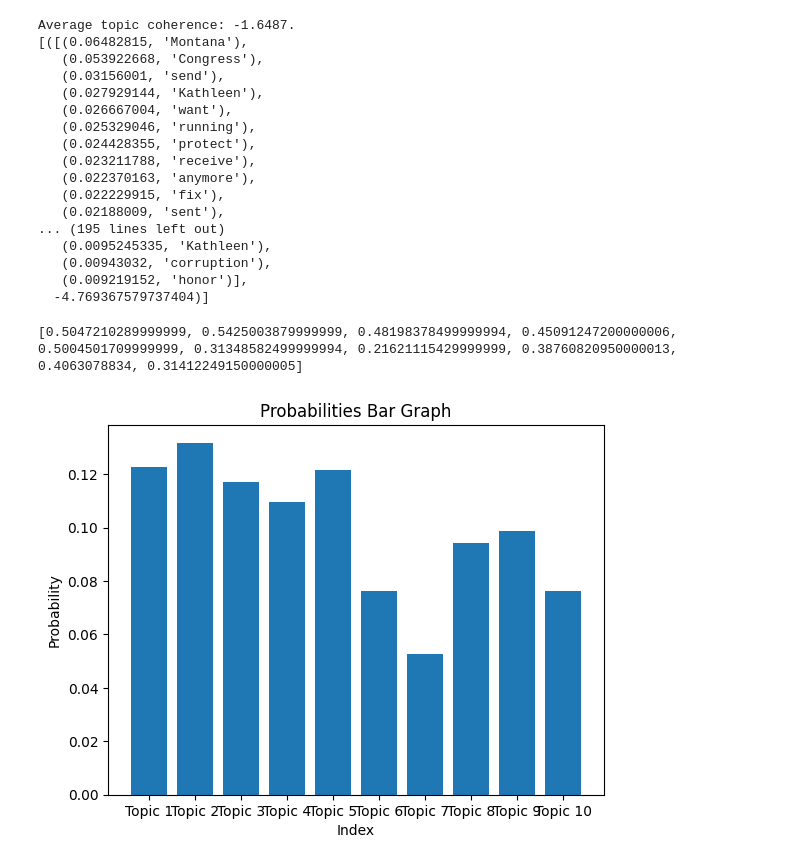
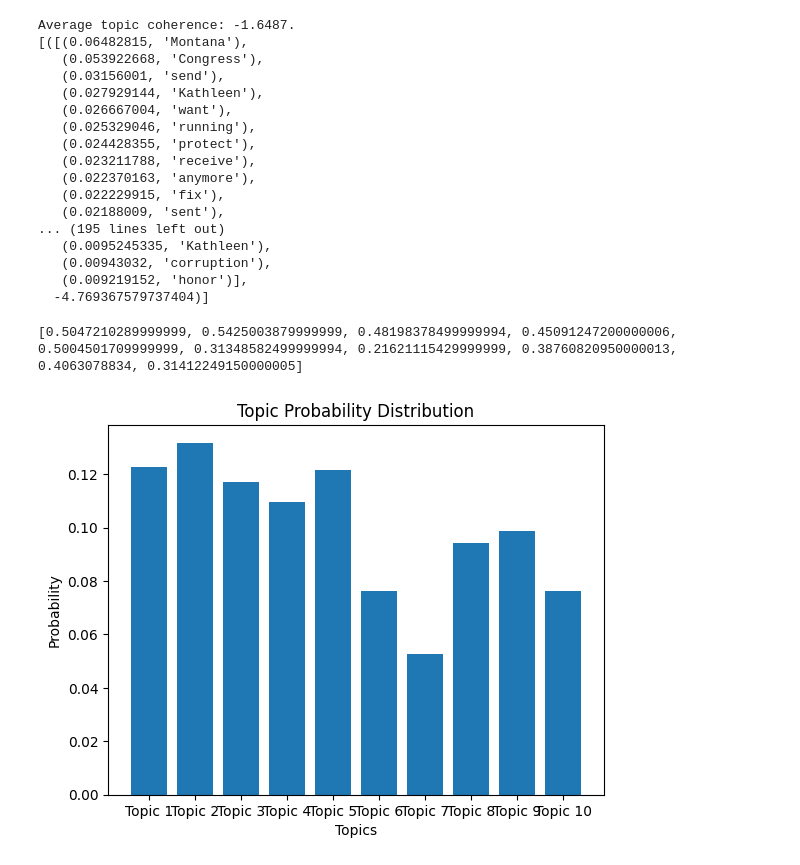
Before and after one commit to serahpark/serah-summer23, a Jupyter notebook: sample_LDA_current.ipynb, the cells around one changed output. Cells and saved outputs as stored; diff of their text form; code cells hidden in the pictures.

Commit message:
edited bar graph labels

```diff
--- a/sample_LDA_current.ipynb
+++ b/sample_LDA_current.ipynb
@@ -202,37 +130,0 @@ lda_output = [((0.06482815, 'Montana'), (0.053922668, 'Congress'), (0.03156001,
-# %%
-dist = []
-for topic in lda_output:
-    topic_sum = 0
-    for word in topic:
-        topic_sum += word[0]
-    dist.append(topic_sum)
-
-normalizer = sum(dist)
-
-normalized = []
-for topic_dist in dist:
-    normalized_topic = topic_dist / normalizer
-    normalized.append(normalized_topic)
-
-print(dist)
-# %% [output]
-[0.5047210289999999, 0.5425003879999999, 0.48198378499999994, 0.45091247200000006, 0.5004501709999999, 0.31348582499999994, 0.21621115429999999, 0.38760820950000013, 0.4063078834, 0.31412249150000005]
-# %%
-import matplotlib.pyplot as plt
-
-# Create a list of indices for the x-axis
-x = range(num_topics)
-x_labels = ['Topic 1', 'Topic 2', 'Topic 3', 'Topic 4', 'Topic 5', 'Topic 6', 'Topic 7', 'Topic 8', 'Topic 9', 'Topic 10']
-
-# Plotting the bar graph
-plt.bar(x, normalized, tick_label=x_labels)
-
-# Add labels and title
-plt.xlabel('Index')
-plt.ylabel('Probability')
-plt.title('Probabilities Bar Graph')
-
-# Display the plot
-plt.show()
-# %% [output]
-[figure, removed]
@@ -238,0 +202,37 @@ plt.show()
+# %%
+dist = []
+for topic in lda_output:
+    topic_sum = 0
+    for word in topic:
+        topic_sum += word[0]
+    dist.append(topic_sum)
+
+normalizer = sum(dist)
+
+normalized = []
+for topic_dist in dist:
+    normalized_topic = topic_dist / normalizer
+    normalized.append(normalized_topic)
+
+print(dist)
+# %% [output]
+[0.5047210289999999, 0.5425003879999999, 0.48198378499999994, 0.45091247200000006, 0.5004501709999999, 0.31348582499999994, 0.21621115429999999, 0.38760820950000013, 0.4063078834, 0.31412249150000005]
+# %%
+import matplotlib.pyplot as plt
+
+# Create a list of indices for the x-axis
+x = range(num_topics)
+x_labels = ['Topic 1', 'Topic 2', 'Topic 3', 'Topic 4', 'Topic 5', 'Topic 6', 'Topic 7', 'Topic 8', 'Topic 9', 'Topic 10']
+
+# Plotting the bar graph
+plt.bar(x, normalized, tick_label=x_labels)
+
+# Add labels and title
+plt.xlabel('Topics')
+plt.ylabel('Probability')
+plt.title('Topic Probability Distribution')
+
+# Display the plot
+plt.show()
+# %% [output]
+[figure, added]
```
Also changed, not shown: parts of 4 cells of this notebook.
